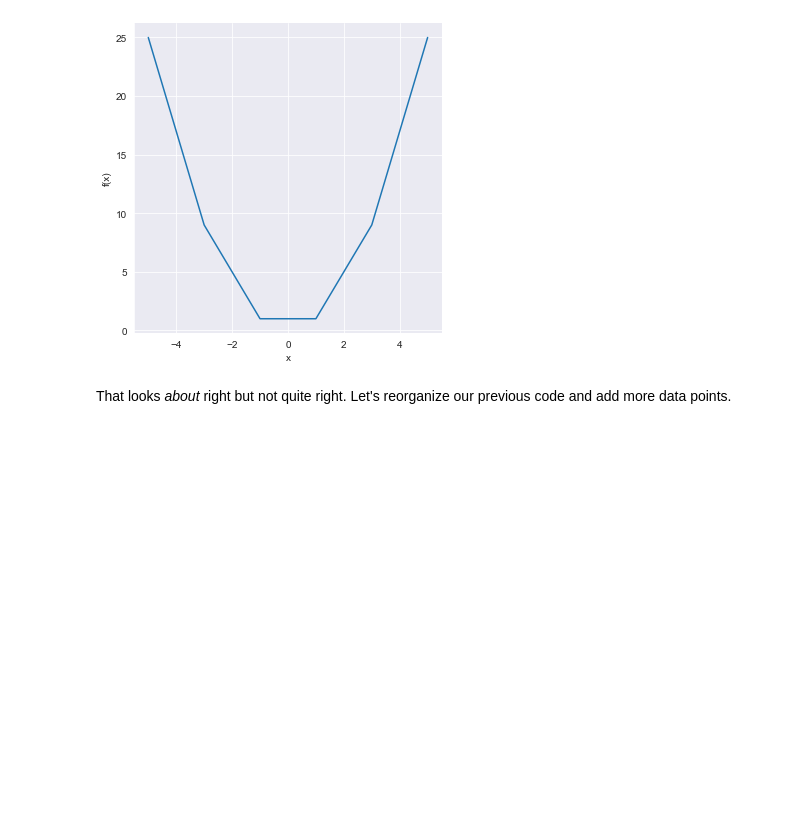
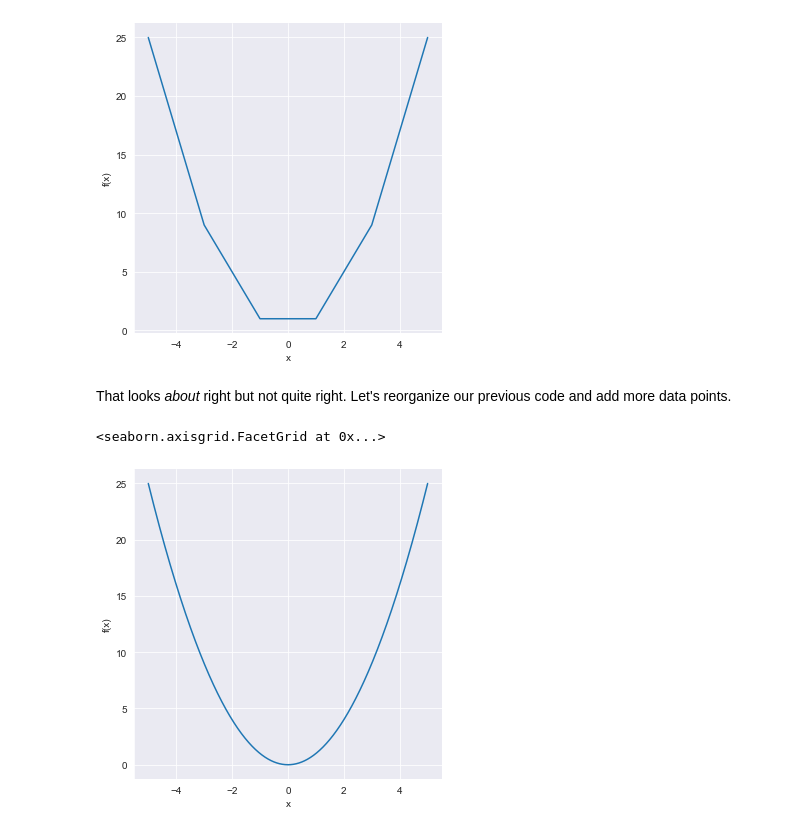
Before and after one commit to techimmersionweek22/data-science, a Jupyter notebook: ds.ipynb, the cells around one changed output. Cells and saved outputs as stored; diff of their text form; code cells hidden in the pictures; blank space fills up the shorter version.

```diff
--- a/ds.ipynb
+++ b/ds.ipynb
@@ -60,3 +63,8 @@ That looks _about_ right but not quite right. Let's reorganize our previous code
 # %%
 X = np.linspace(-5, 5, 1000)
 Y = X ** 2
+df = pd.DataFrame({'x': X, 'f(x)': Y})
+sns.relplot(x="x", y="f(x)", kind="line", data=df)
+# %% [output]
+<seaborn.axisgrid.FacetGrid at 0x...>
+[figure, added]
```
Also changed, not shown: parts of 10 cells of this notebook.
